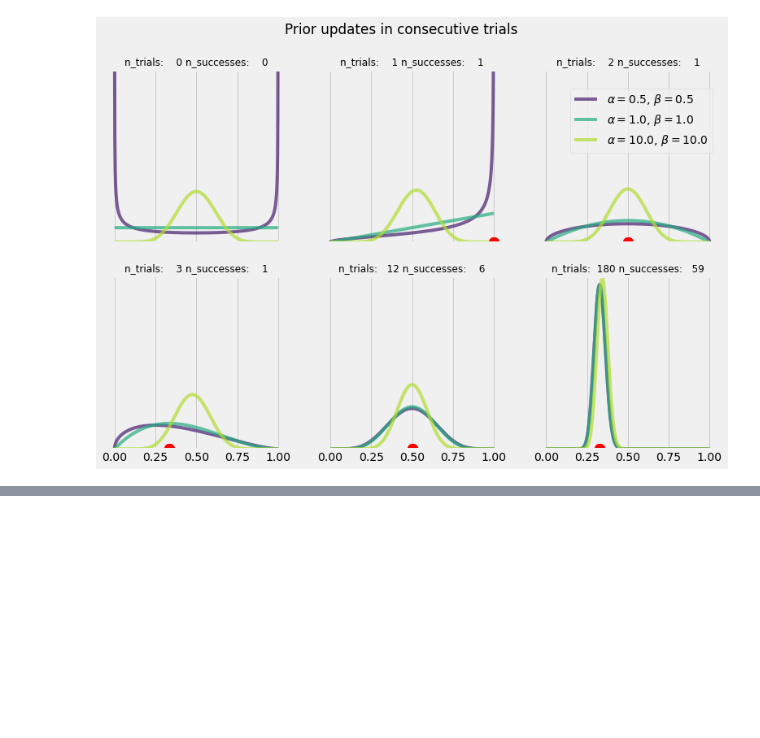
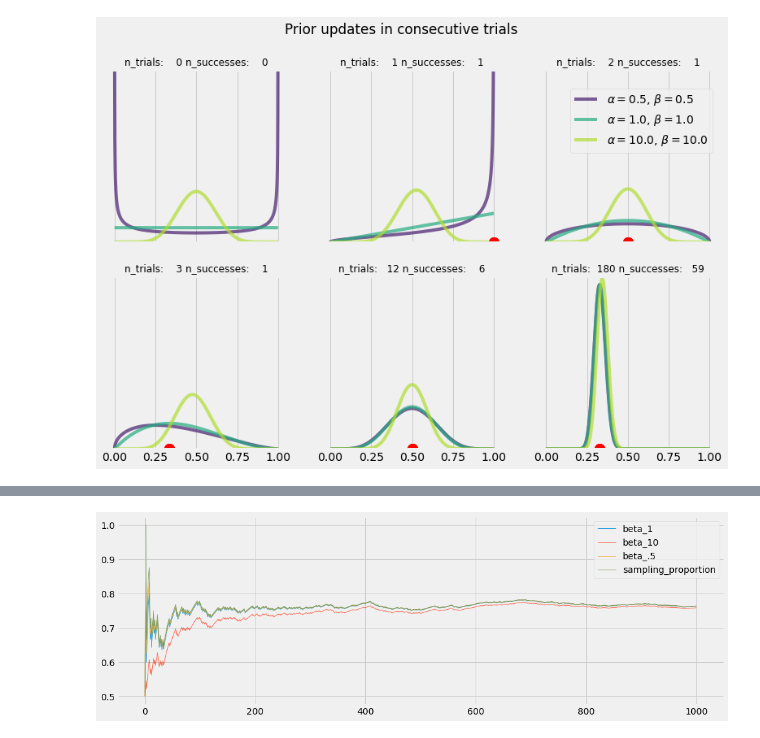
Before and after one commit to AlxndrMlk/bayesian-stuff, a Jupyter notebook: general-bayesian-notebooks/03 - Beta prior - analytic updates .ipynb, the cells around one changed output, grey strips where cells are left out. Cells and saved outputs as stored; diff of their text form; code cells hidden in the pictures; blank space fills up the shorter version.

```diff
--- a/general-bayesian-notebooks/03 - Beta prior - analytic updates .ipynb
+++ b/general-bayesian-notebooks/03 - Beta prior - analytic updates .ipynb
@@ -76,0 +94,38 @@ plt.show()
+# %%
+def get_beta_posterior_mean(alpha_prior, beta_prior, n_trials, n_successes):
+    return (alpha_prior + n_successes) / (alpha_prior + beta_prior + n_trials)
+# %%
+TRUE_MEAN = .75
+SAMPLE_SIZE = 1000
+# %%
+samples = stats.bernoulli(TRUE_MEAN).rvs(SAMPLE_SIZE)
+# %%
+means = {
+    'beta_1': [get_beta_posterior_mean(1, 1, 0, 0)],
+    'beta_10': [get_beta_posterior_mean(10, 10, 0, 0)],
+    'beta_.5': [get_beta_posterior_mean(.5, .5, 0, 0)],
+    'sampling_proportion': [np.nan]
+}
+
+n_successes_so_far = 0
+
+for n, sample in enumerate(samples):
+
+    # Update n_successes_so_far
+    n_successes_so_far += sample
+
+    # Update estimates
+    means['beta_1'].append(get_beta_posterior_mean(1, 1, n+1, n_successes_so_far))
+    means['beta_10'].append(get_beta_posterior_mean(10, 10, n+1, n_successes_so_far))
+    means['beta_.5'].append(get_beta_posterior_mean(.5, .5, n+1, n_successes_so_far))
+    means['sampling_proportion'].append(n_successes_so_far / (n+1))
+# %%
+plt.figure(figsize=(15, 5))
+
+for k in means.keys():
+    plt.plot(means[k], label=k, alpha=.8, lw=1)
+
+plt.legend()
+plt.show()
+# %% [output]
+[figure, added]
```
Also changed, not shown: parts of 7 cells of this notebook.
